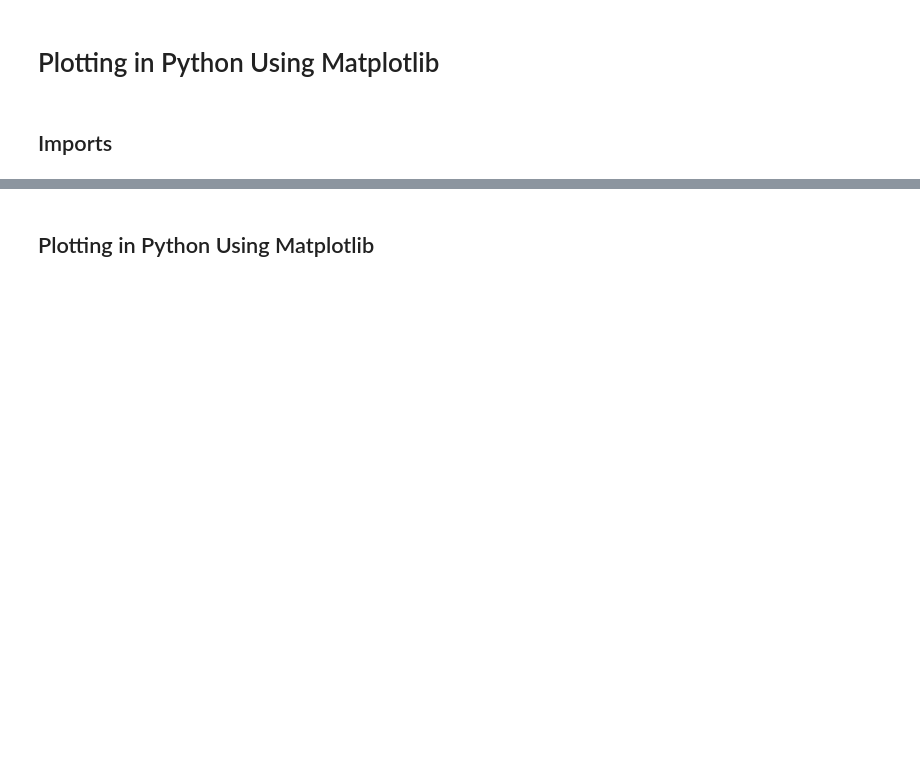
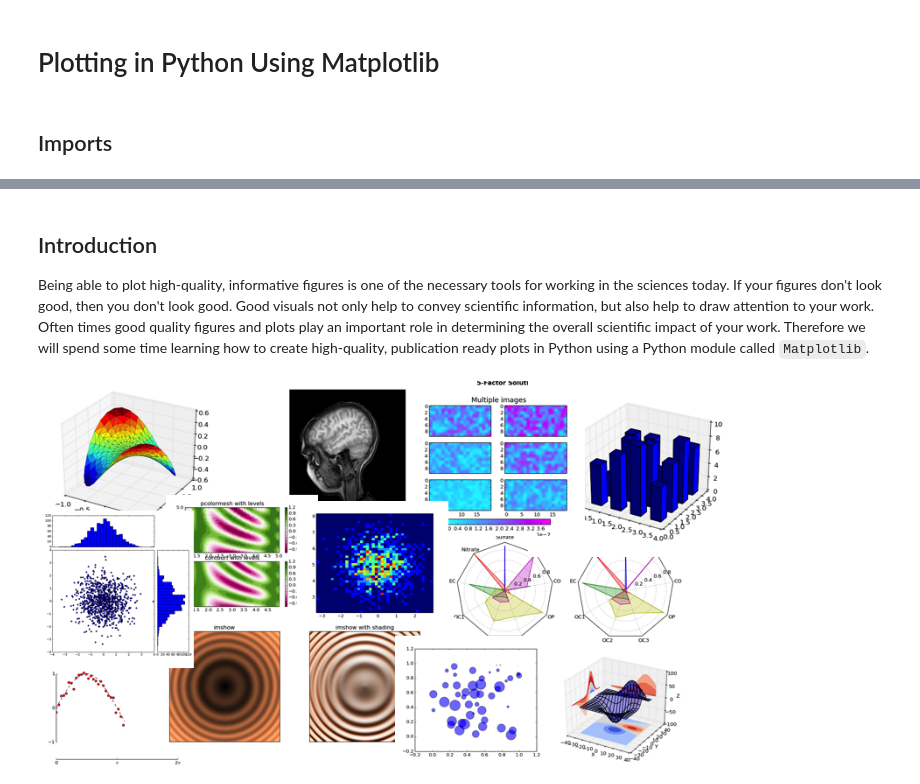
Before and after one commit to raopremrao/Learning-QuTip, a Jupyter notebook: Example Notebooks/01_Python Introduction/003_Matplotlib_Plotting.ipynb, the cells around one changed output, grey strips where cells are left out. Cells and saved outputs as stored; diff of their text form; code cells hidden in the pictures; blank space fills up the shorter version.

````diff
--- a/Example Notebooks/01_Python Introduction/003_Matplotlib_Plotting.ipynb
+++ b/Example Notebooks/01_Python Introduction/003_Matplotlib_Plotting.ipynb
@@ -32,4 +32,10 @@ To toggle on/off the raw code, click
 # %% [output]
 [interactive output not drawn]
 # %% [markdown]
-## Plotting in Python Using Matplotlib
+## Introduction
+
+Being able to plot high-quality, informative figures is one of the necessary tools for working in the sciences today. If your figures don't look good, then you don't look good. Good visuals not only help to convey scientific information, but also help to draw attention to your work. Often times good quality figures and plots play an important role in determining the overall scientific impact of your work. Therefore we will spend some time learning how to create high-quality, publication ready plots in Python using a Python module called ```Matplotlib```.
+# %%
+Image(filename="images/mpl.png", width=700, embed=True)
+# %% [output]
+[figure, added]
````
Also changed, not shown: parts of 14 cells of this notebook.
